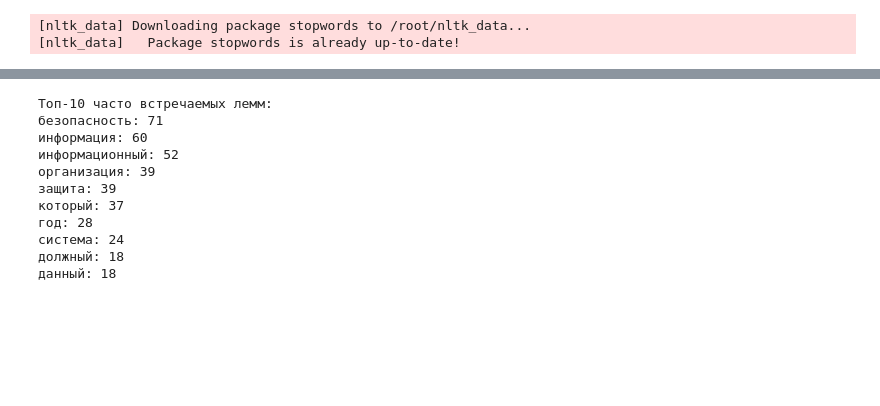
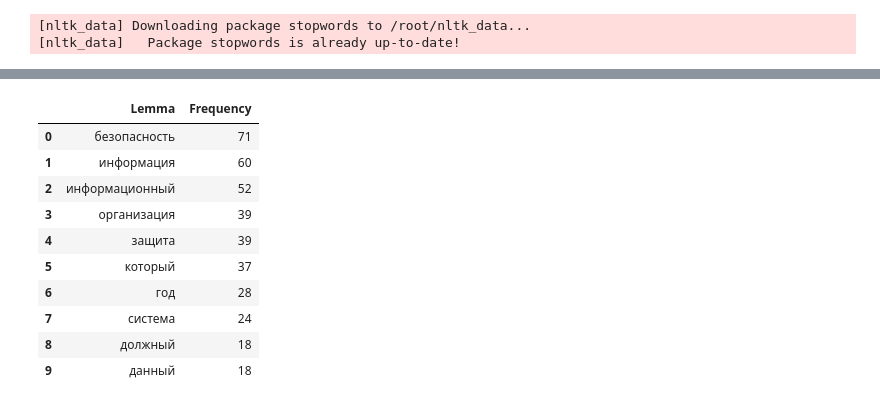
Before and after one commit to ForeverPepe/TMOIC, a Jupyter notebook: prz4/prz4.ipynb, the cells around one changed output, grey strips where cells are left out. Saved outputs shown, nothing was run; the diff lists cells and outputs as text; code cells hidden in the pictures; blank space fills up the shorter version.

```diff
--- a/prz4/prz4.ipynb
+++ b/prz4/prz4.ipynb
@@ -126,24 +106,21 @@ Lemma,Frequency
 # %%
 df = pd.read_csv('word_frequencies.csv')
+
 # Получение топ-10 лемм
 top_10 = df[['Lemma', 'Frequency']].head(10).values.tolist()
-
-# Вывод топ-10 лемм
-print("\nТоп-10 часто встречаемых лемм:")
-for lemma, freq in top_10:
-    print(f"{lemma}: {freq}")
+df.head(10)
 # %% [output]
-Топ-10 часто встречаемых лемм:
-безопасность: 71
-информация: 60
-информационный: 52
-организация: 39
-защита: 39
-который: 37
-год: 28
-система: 24
-должный: 18
-данный: 18
+|  | Lemma | Frequency |
+| 0 | безопасность | 71 |
+| 1 | информация | 60 |
+| 2 | информационный | 52 |
+| 3 | организация | 39 |
+| 4 | защита | 39 |
+| 5 | который | 37 |
+| 6 | год | 28 |
+| 7 | система | 24 |
+| 8 | должный | 18 |
+| 9 | данный | 18 |
 # %%
 # Визуализация
 lemmas, frequencies = zip(*top_10)
```
Also changed, not shown: parts of 3 cells of this notebook.
